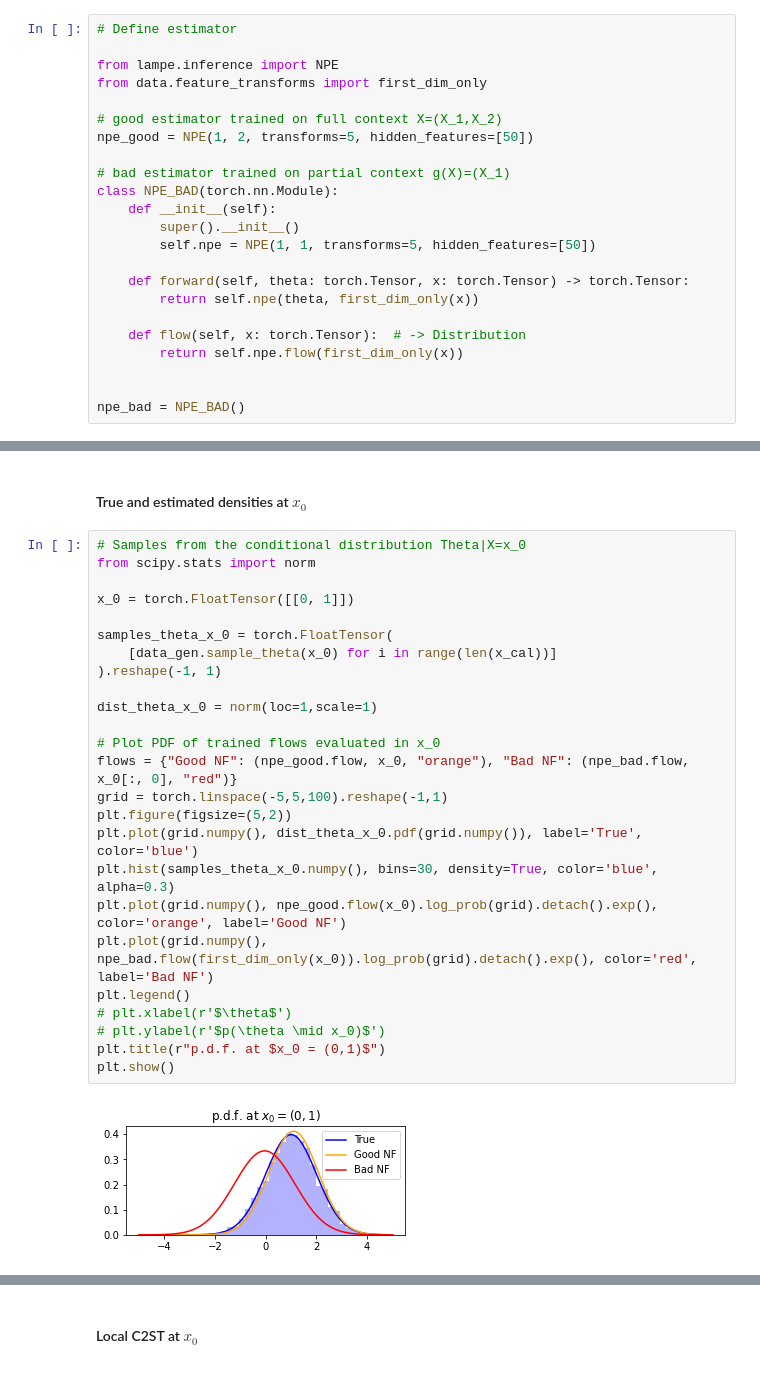
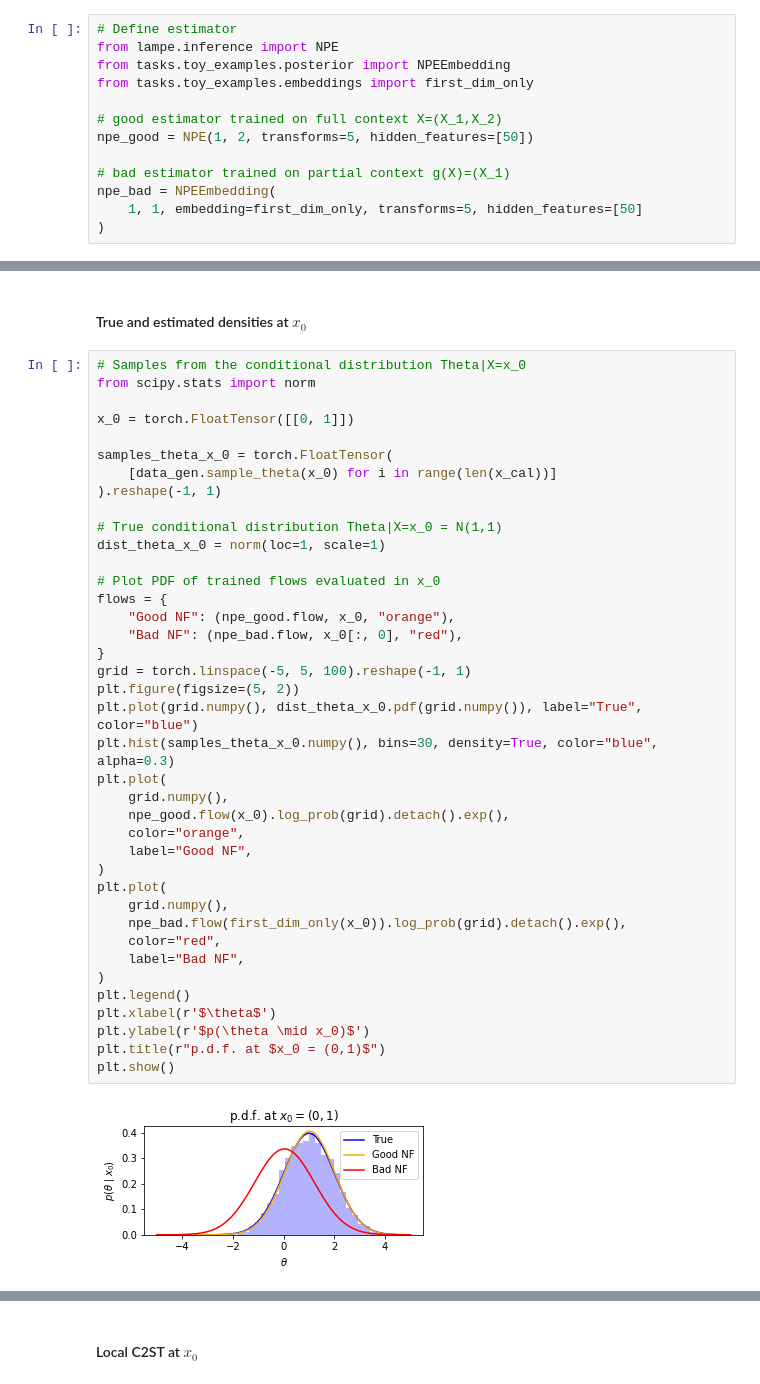
Before and after one commit to JuliaLinhart/valDiags_flows, a Jupyter notebook: notebooks/Local_C2ST_example_1D_lampe.ipynb, the cells around one changed output, grey strips where cells are left out. Saved outputs shown, nothing was run; the diff lists cells and outputs as text.

```diff
--- a/notebooks/Local_C2ST_example_1D_lampe.ipynb
+++ b/notebooks/Local_C2ST_example_1D_lampe.ipynb
@@ -132,27 +132,17 @@ We will see that the global consistency check (on average over $x$-space, and no
 The local consistency test however will show that the bad NPE is actually not a good approximation of the target density when evaluated at some fixed location $x=x_0$.
 # %%
 # Define estimator
-
 from lampe.inference import NPE
-from data.feature_transforms import first_dim_only
+from tasks.toy_examples.posterior import NPEEmbedding
+from tasks.toy_examples.embeddings import first_dim_only
 
 # good estimator trained on full context X=(X_1,X_2)
 npe_good = NPE(1, 2, transforms=5, hidden_features=[50])
 
 # bad estimator trained on partial context g(X)=(X_1)
-class NPE_BAD(torch.nn.Module):
-    def __init__(self):
-        super().__init__()
-        self.npe = NPE(1, 1, transforms=5, hidden_features=[50])
-
-    def forward(self, theta: torch.Tensor, x: torch.Tensor) -> torch.Tensor:
-        return self.npe(theta, first_dim_only(x))
-
-    def flow(self, x: torch.Tensor):  # -> Distribution
-        return self.npe.flow(first_dim_only(x))
-
-
-npe_bad = NPE_BAD()
+npe_bad = NPEEmbedding(
+    1, 1, embedding=first_dim_only, transforms=5, hidden_features=[50]
+)
 # %%
 # train estimators
 from nde.train import train_lampe_npe
@@ -324,27 +325,41 @@ We evaluate the true target density and the trained estimators in $x_0 = [0,1]$.
 # %%
 # Samples from the conditional distribution Theta|X=x_0
 from scipy.stats import norm
 
 x_0 = torch.FloatTensor([[0, 1]])
 
 samples_theta_x_0 = torch.FloatTensor(
     [data_gen.sample_theta(x_0) for i in range(len(x_cal))]
 ).reshape(-1, 1)
 
-dist_theta_x_0 = norm(loc=1,scale=1)
+# True conditional distribution Theta|X=x_0 = N(1,1)
+dist_theta_x_0 = norm(loc=1, scale=1)
 
 # Plot PDF of trained flows evaluated in x_0
-flows = {"Good NF": (npe_good.flow, x_0, "orange"), "Bad NF": (npe_bad.flow, x_0[:, 0], "red")}
-grid = torch.linspace(-5,5,100).reshape(-1,1)
-plt.figure(figsize=(5,2))
-plt.plot(grid.numpy(), dist_theta_x_0.pdf(grid.numpy()), label='True', color='blue')
-plt.hist(samples_theta_x_0.numpy(), bins=30, density=True, color='blue', alpha=0.3)
-plt.plot(grid.numpy(), npe_good.flow(x_0).log_prob(grid).detach().exp(), color='orange', label='Good NF')
-plt.plot(grid.numpy(), npe_bad.flow(first_dim_only(x_0)).log_prob(grid).detach().exp(), color='red', label='Bad NF')
+flows = {
+    "Good NF": (npe_good.flow, x_0, "orange"),
+    "Bad NF": (npe_bad.flow, x_0[:, 0], "red"),
+}
+grid = torch.linspace(-5, 5, 100).reshape(-1, 1)
+plt.figure(figsize=(5, 2))
+plt.plot(grid.numpy(), dist_theta_x_0.pdf(grid.numpy()), label="True", color="blue")
+plt.hist(samples_theta_x_0.numpy(), bins=30, density=True, color="blue", alpha=0.3)
+plt.plot(
+    grid.numpy(),
+    npe_good.flow(x_0).log_prob(grid).detach().exp(),
+    color="orange",
+    label="Good NF",
+)
+plt.plot(
+    grid.numpy(),
+    npe_bad.flow(first_dim_only(x_0)).log_prob(grid).detach().exp(),
+    color="red",
+    label="Bad NF",
+)
 plt.legend()
-# plt.xlabel(r'$\theta$')
-# plt.ylabel(r'$p(\theta \mid x_0)$')
+plt.xlabel(r'$\theta$')
+plt.ylabel(r'$p(\theta \mid x_0)$')
 plt.title(r"p.d.f. at $x_0 = (0,1)$")
 plt.show()
 # %% [output]
-[figure, old version]
+[figure, new version]
```
Also changed, not shown: parts of 74 cells of this notebook, 28 other files.
